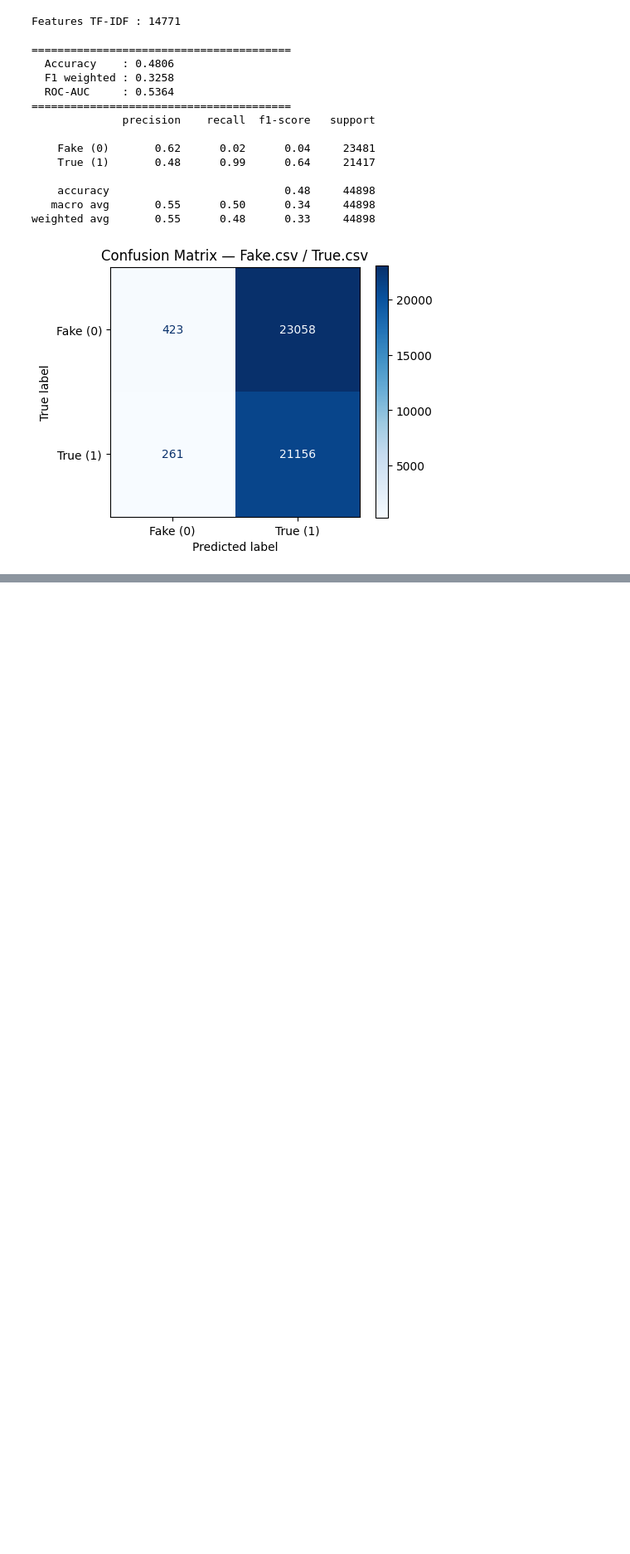
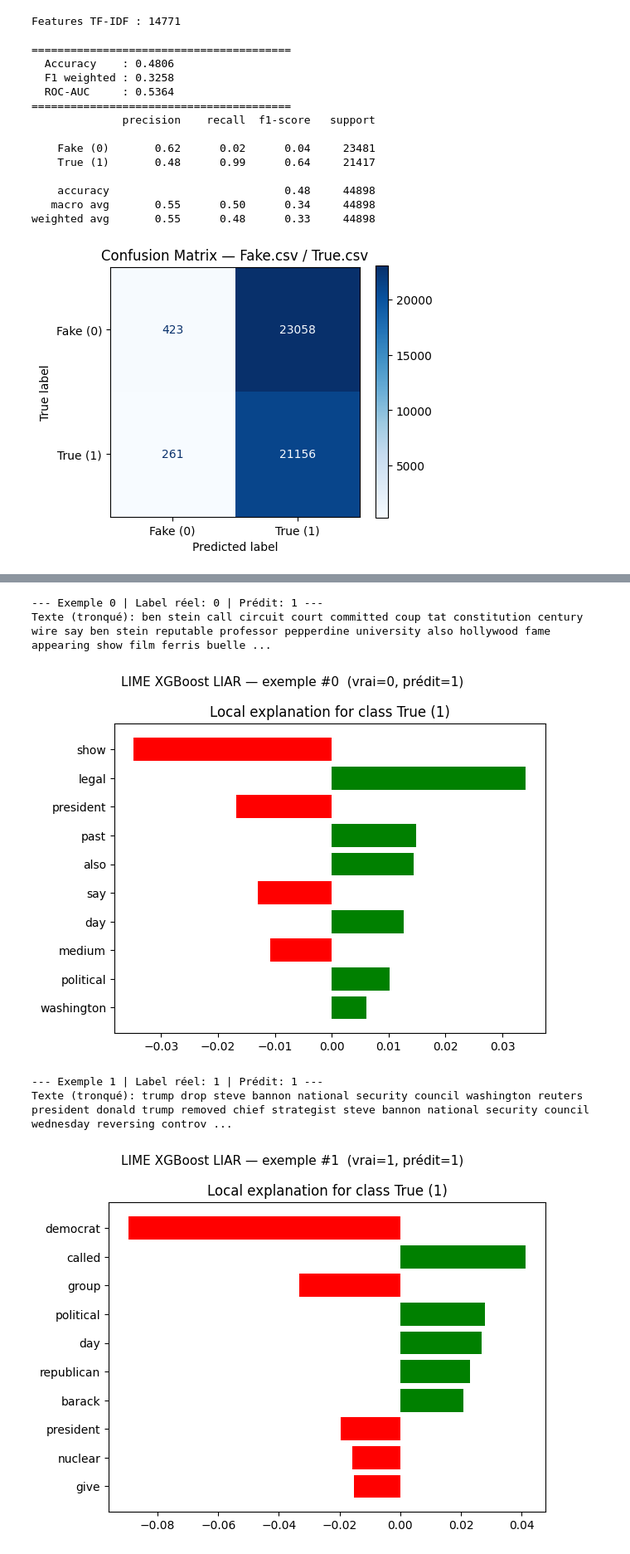
Before and after one commit to F2BHugo/projet_spe_3_fake_new, a Jupyter notebook: Notebook/04_model_test_01.ipynb, the cells around one changed output, grey strips where cells are left out. Shown at 83% size. Cells and saved outputs as stored; diff of their text form; code cells hidden in the pictures; blank space fills up the shorter version.

```diff
--- a/Notebook/04_model_test_01.ipynb
+++ b/Notebook/04_model_test_01.ipynb
@@ -152,0 +183,34 @@ weighted avg       0.55      0.48      0.33     44898
+# %%
+from lime.lime_text import LimeTextExplainer
+
+def predict_proba_lime(texts):
+    """Wrapper LIME : texte préprocessé → TF-IDF LIAR + zéros → probabilités XGBoost."""
+    X_t = tfidf.transform(texts)
+    z   = np.zeros((len(texts), 6))
+    X_n = csr_matrix(scaler.transform(z))
+    return model.predict_proba(hstack([X_t, X_n]))
+
+lime_explainer = LimeTextExplainer(class_names=["Fake (0)", "True (1)"])
+
+# Expliquer 3 exemples
+for idx in [0, 1, 2]:
+    text_sample = X.iloc[idx]
+    true_label  = y[idx]
+    pred_label  = y_pred[idx]
+    print(f"\n--- Exemple {idx} | Label réel: {true_label} | Prédit: {pred_label} ---")
+    print(f"Texte (tronqué): {text_sample[:200]}")
+    exp = lime_explainer.explain_instance(
+        text_sample, predict_proba_lime, num_features=10, num_samples=500
+    )
+    fig = exp.as_pyplot_figure()
+    fig.suptitle(f"LIME XGBoost LIAR — exemple #{idx}  (vrai={true_label}, prédit={pred_label})", fontsize=11)
+    plt.tight_layout()
+    plt.show()
+    plt.close(fig)
+# %% [output]
+--- Exemple 0 | Label réel: 0 | Prédit: 1 ---
+Texte (tronqué): ben stein call circuit court committed coup tat constitution century wire say ben stein reputable professor pepperdine university also hollywood fame appearing show film ferris buelle ...
+[figure, added]
+--- Exemple 1 | Label réel: 1 | Prédit: 1 ---
+Texte (tronqué): trump drop steve bannon national security council washington reuters president donald trump removed chief strategist steve bannon national security council wednesday reversing controv ...
+[figure, added]
```
Also changed, not shown: parts of 4 cells of this notebook, 6 other files.
